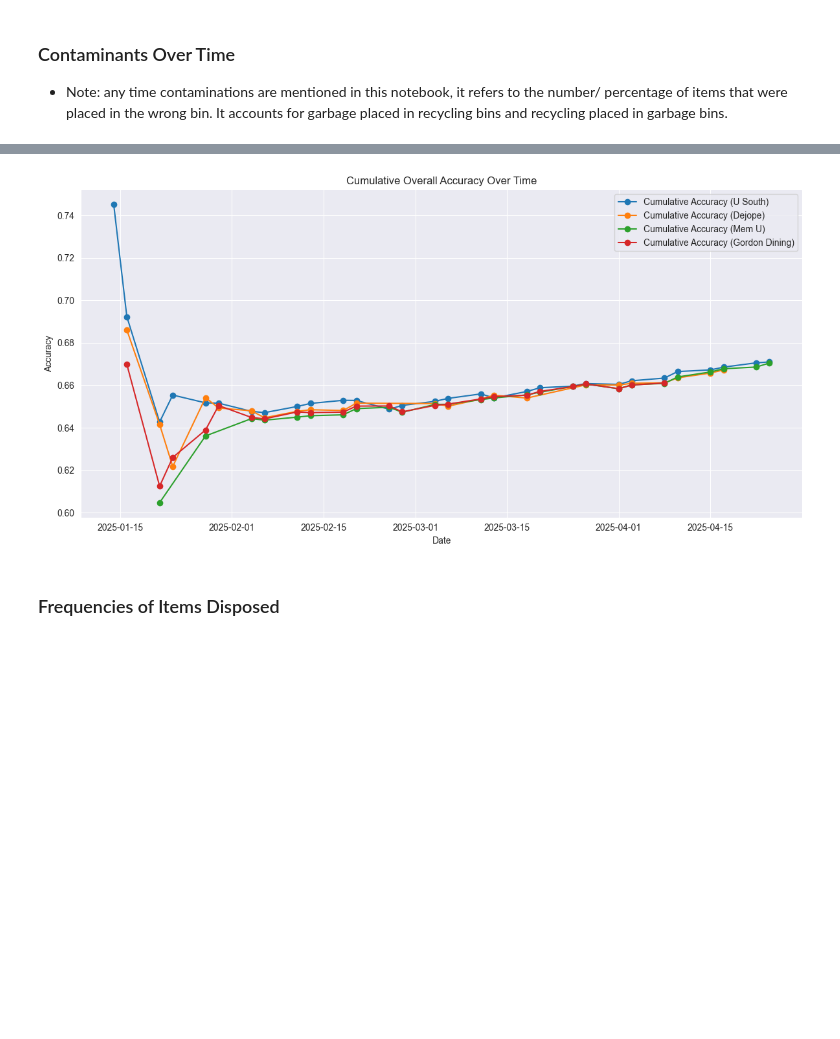
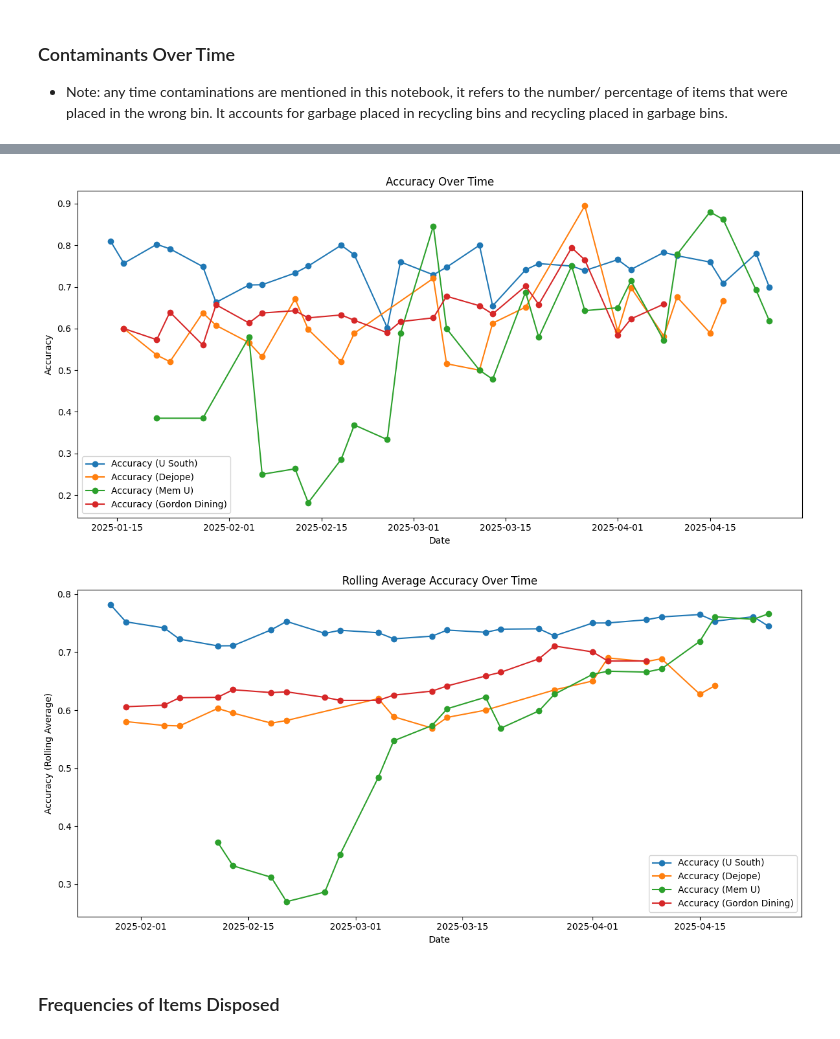
Before and after one commit to bps78/Oscar-Research-Project, a Jupyter notebook: oscar_project.ipynb, the cells around one changed output, grey strips where cells are left out. Drawn from its saved outputs; the diff is of its cells as text; code cells hidden in the pictures; blank space fills up the shorter version.

Commit message:
Fixed overall accuracy plots

```diff
--- a/oscar_project.ipynb
+++ b/oscar_project.ipynb
@@ -185,37 +181,51 @@ plt.show()
 # %%
 # Accuracy over time by location
 
 disposals['Date'] = pd.to_datetime(disposals['Date'])
 disposals = disposals.sort_values('Date')
 
 # Group by date and get daily sums
 daily = disposals.groupby(['Date', 'Device']).agg({'Disposals': 'sum', 'Contaminants': 'sum'}).reset_index()
 
-# Calculate cumulative sums
-daily['Cumulative Disposals'] = daily['Disposals'].cumsum()
-daily['Cumulative Contaminants'] = daily['Contaminants'].cumsum()
-
-# Calculate cumulative accuracy
-daily['Cumulative Accuracy'] = 1 - (daily['Cumulative Contaminants'] / daily['Cumulative Disposals'])
+# Calculate accuracy
+daily['Accuracy'] = 1 - (daily['Contaminants'] / daily['Disposals'])
 
 daily = daily[4:]
 
 devices = disposals['Device'].unique()
 
 plt.figure(figsize=(12, 6))
 
 for device in devices:
     daily_device = daily[daily['Device'] == device]
-    plt.plot(daily_device['Date'], daily_device['Cumulative Accuracy'], marker='o', label=f'Cumulative Accuracy ({device})')
+    plt.plot(daily_device['Date'], daily_device['Accuracy'], marker='o', label=f'Accuracy ({device})')
 
-plt.title('Cumulative Overall Accuracy Over Time')
+plt.title('Accuracy Over Time')
 plt.xlabel('Date')
 plt.ylabel('Accuracy')
 plt.legend()
 plt.tight_layout()
 plt.show()
+
+# Let's make the plot a lot easier to read by smoothing out the lines in the plot
+
+plt.figure(figsize=(12, 6))
+
+for device in devices:
+    daily_device = daily[daily['Device'] == device]
+    # Applies a rolling average to the y values in order to make the visualization more readable
+    smoothed_accuracy = daily_device['Accuracy'].rolling(window=5).mean()
+    plt.plot(daily_device['Date'], smoothed_accuracy, marker='o', label=f'Accuracy ({device})')
+
+plt.title('Rolling Average Accuracy Over Time')
+plt.xlabel('Date')
+plt.ylabel('Accuracy (Rolling Average)')
+plt.legend()
+plt.tight_layout()
+plt.show()
 # %% [output]
-[figure, old version]
+[figure, new version]
+[figure, added]
 # %% [markdown]
 ### Frequencies of Items Disposed
 # %%
```
Also changed, not shown: parts of 19 cells of this notebook, 1 other file.
